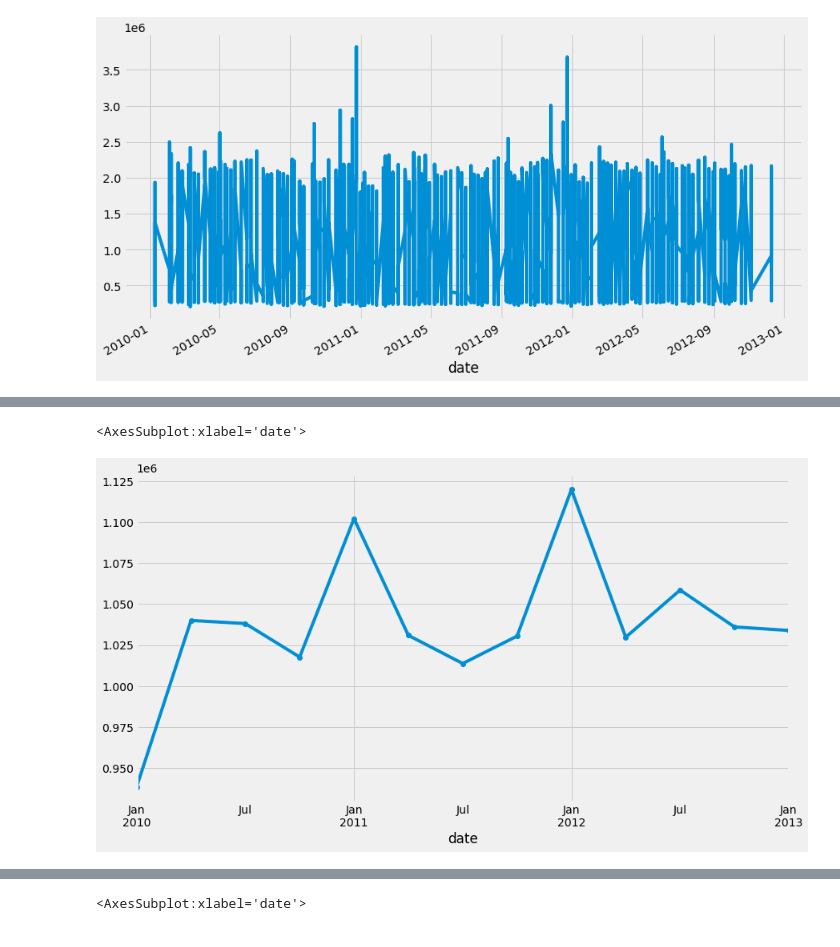
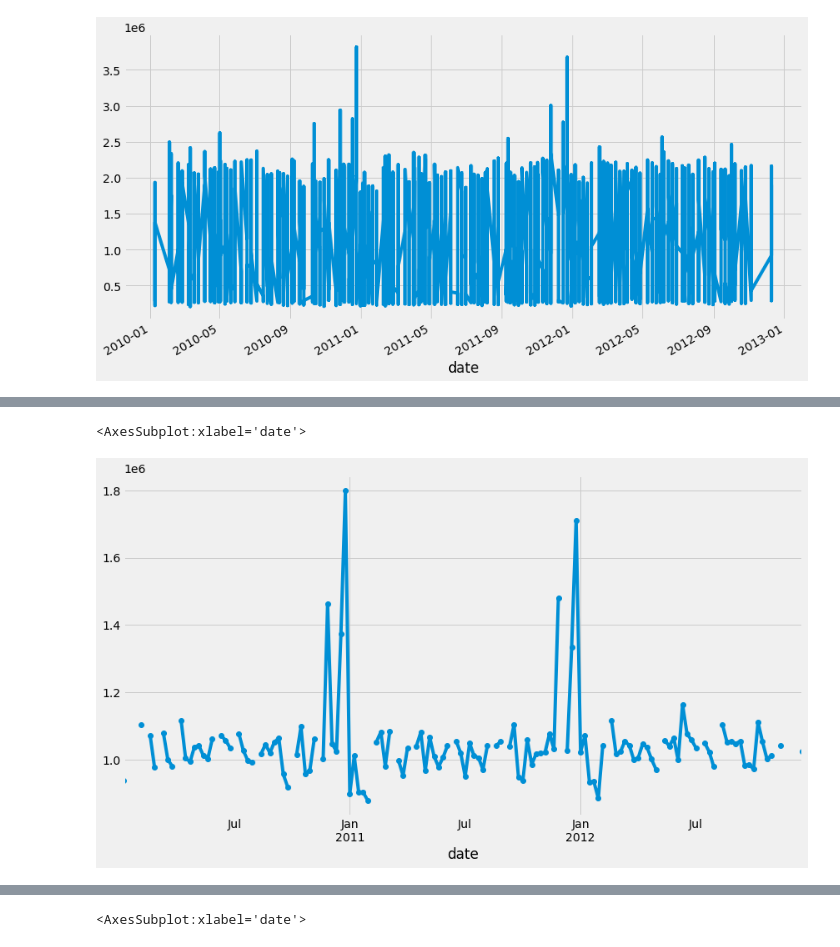
Before and after one commit to VelasquezAlejandro044/alejandro-individual-project, a Jupyter notebook: walmart_sales_data_work.ipynb, the cells around one changed output, grey strips where cells are left out. Cells and saved outputs as stored; diff of their text form; code cells hidden in the pictures.

```diff
--- a/walmart_sales_data_work.ipynb
+++ b/walmart_sales_data_work.ipynb
@@ -186,6 +180,6 @@ df.weekly_sales.resample('2w').mean().plot(marker='o')
-# %%
-#  let's visualize Theden by quarter# Lets resomaple our data into monthly vlaues
-df.weekly_sales.resample('3M').mean().plot(marker='o')
-# %% [output]
-<AxesSubplot:xlabel='date'>
-[figure, removed]
+# %%
+#  let's visualize Theden by weekly
+df.weekly_sales.resample('w').mean().plot(marker='o')
+# %% [output]
+<AxesSubplot:xlabel='date'>
+[figure, added]
```
Also changed, not shown: parts of 32 cells of this notebook.
